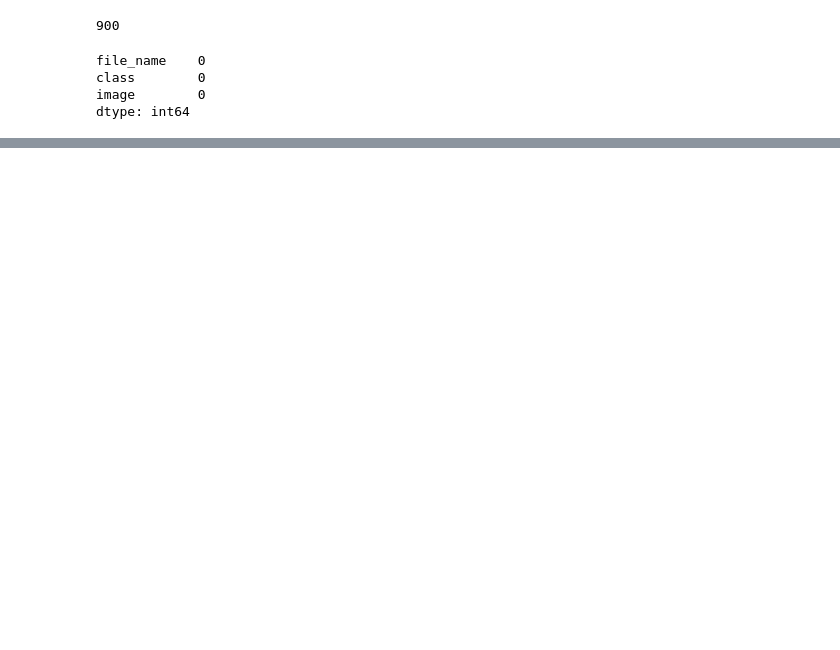
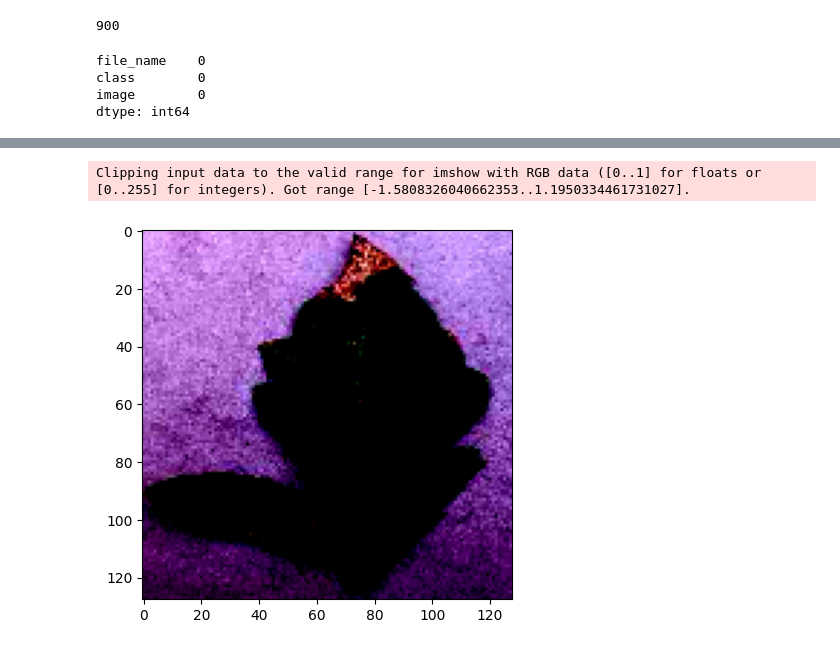
Before and after one commit to gowtham12591/Airflow, a Jupyter notebook: airflow_docker/dags/src/image_classification.ipynb, the cells around one changed output, grey strips where cells are left out. Cells and saved outputs as stored; diff of their text form; code cells hidden in the pictures; blank space fills up the shorter version.

```diff
--- a/airflow_docker/dags/src/image_classification.ipynb
+++ b/airflow_docker/dags/src/image_classification.ipynb
@@ -159,0 +166,14 @@ for train_index, test_index in sss.split(df, df[class_label]):
+# %%
+# Reshaping train dataset suitable for the model
+# For reshaping the image, we can do it if it is in the form of an array or liost
+
+import cv2
+
+image_list = []
+resized_image_size = (128, 128)     # The image size can be dependent on the model
+image = train_dataset['image']
+label = train_dataset['class']
+
+for i, j in enumerate(image):
+    img = cv2.resize(j, resized_image_size)
+    image_list.append(img)
@@ -159,0 +184,7 @@ for train_index, test_index in sss.split(df, df[class_label]):
+# %%
+# OpenCV reads images in BGR format by default when using cv2.imread()
+# Few libraries like matplotlib and PIL expects image in
+image_rgb = []
+for img in image_list:
+    image = cv2.cvtColor(img, cv2.COLOR_BGR2RGB)
+    image_rgb.append(image)
@@ -159,0 +224,9 @@ for train_index, test_index in sss.split(df, df[class_label]):
+# %%
+# Plotting a sample image befor cropping
+
+image_to_plot = image_std[0]
+plt.imshow(image_to_plot)
+plt.show()
+# %% [output]
+Clipping input data to the valid range for imshow with RGB data ([0..1] for floats or [0..255] for integers). Got range [-1.5808326040662353..1.1950334461731027].
+[figure, added]
```
Also changed, not shown: parts of 16 cells of this notebook, 5 other files.
